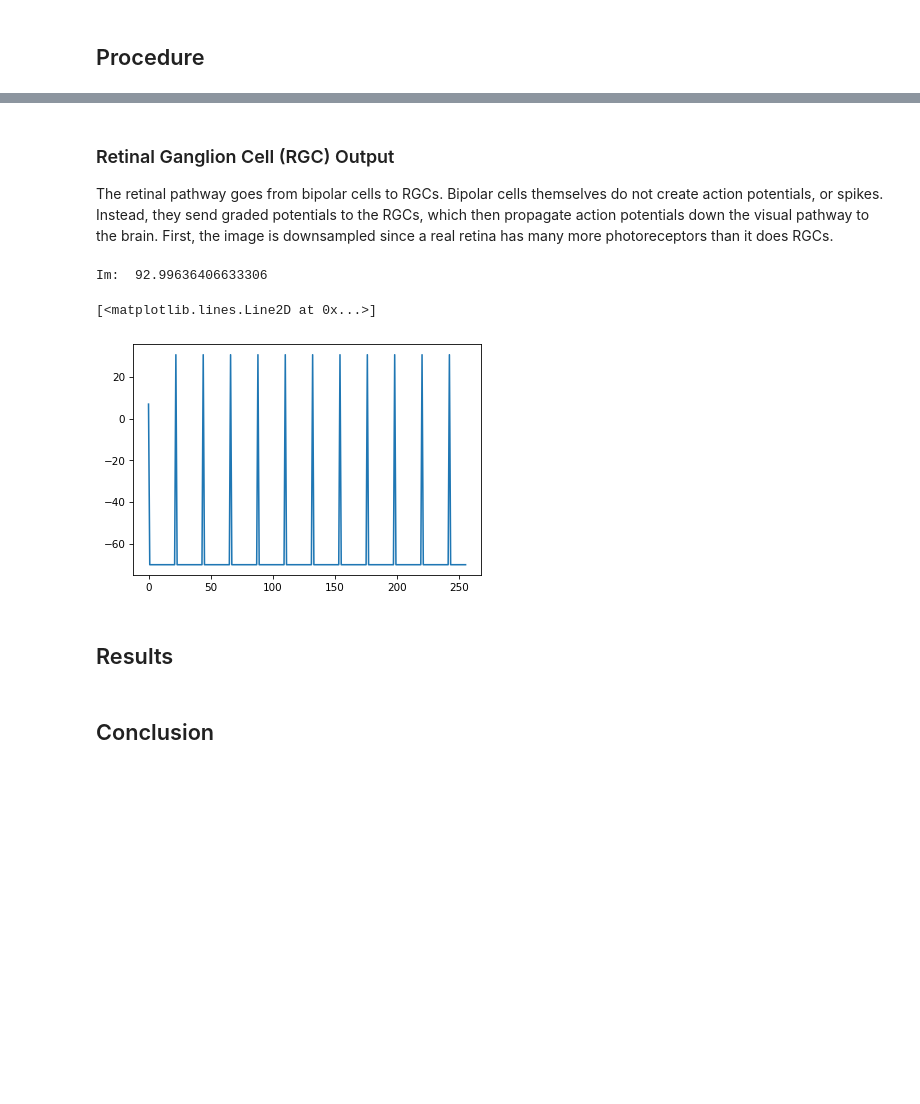
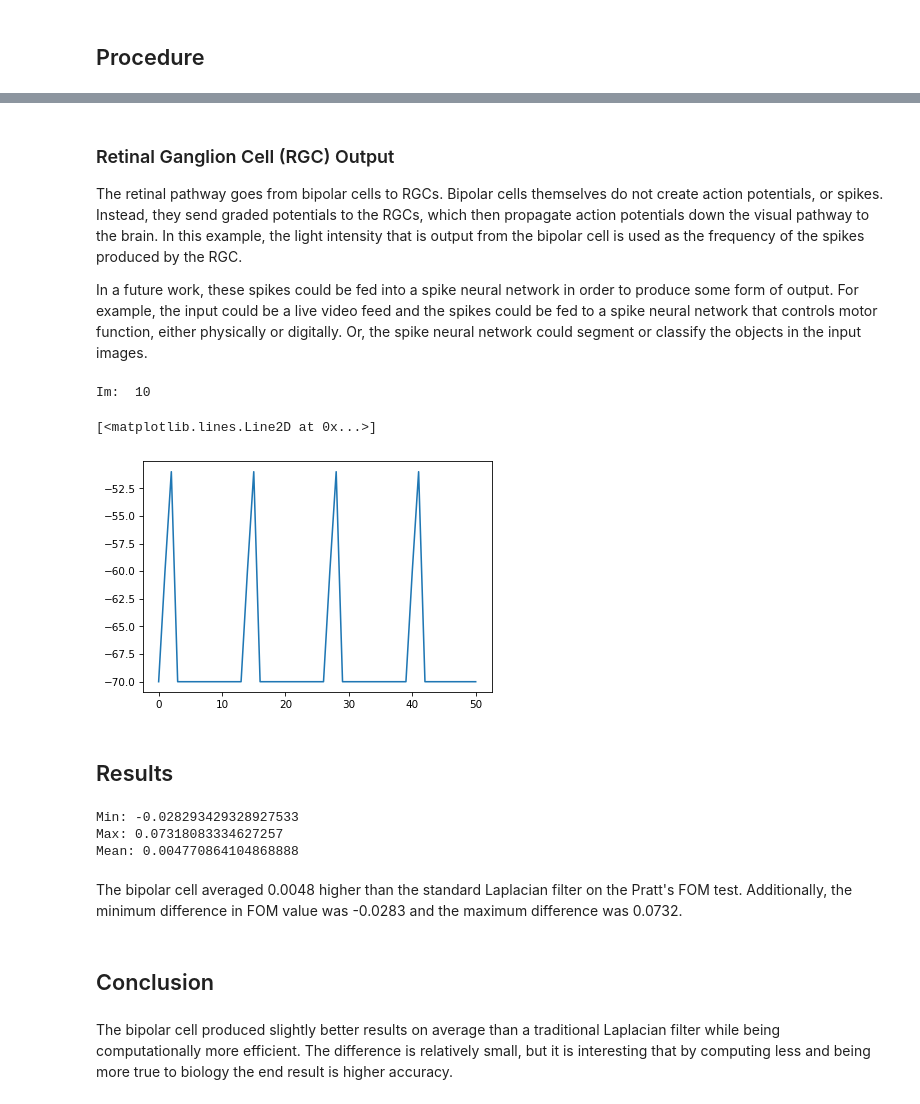
Before and after one commit to gradybos/bipolar-cell-simulation, a Jupyter notebook: display.ipynb, the cells around one changed output, grey strips where cells are left out. Drawn from its saved outputs; the diff is of its cells as text; code cells hidden in the pictures; blank space fills up the shorter version.

```diff
--- a/display.ipynb
+++ b/display.ipynb
@@ -121,43 +226,57 @@ ax[1][1].axis('off')
 # %% [markdown]
 ### Retinal Ganglion Cell (RGC) Output
-The retinal pathway goes from bipolar cells to RGCs. Bipolar cells themselves do not create action potentials, or spikes. Instead, they send graded potentials to the RGCs, which then propagate action potentials down the visual pathway to the brain. First, the image is downsampled since a real retina has many more photoreceptors than it does RGCs.
+The retinal pathway goes from bipolar cells to RGCs. Bipolar cells themselves do not create action potentials, or spikes. Instead, they send graded potentials to the RGCs, which then propagate action potentials down the visual pathway to the brain. In this example, the light intensity that is output from the bipolar cell is used as the frequency of the spikes produced by the RGC.
+
+In a future work, these spikes could be fed into a spike neural network in order to produce some form of output. For example, the input could be a live video feed and the spikes could be fed to a spike neural network that controls motor function, either physically or digitally. Or, the spike neural network could segment or classify the objects in the input images.
 # %%
-neuron = System (e_l = 7,
+neuron = System (e_l = -70,
                 g_l = 0.1,
-                v_thresh = 40,
+                v_thresh = -50,
                 v_reset = -70,
-                t_ref = 20)
+                t_ref = 10)
 
 def update_voltage(v_m, i_m, neuron):
   delta_v_m = neuron.g_l*(neuron.e_l - v_m) + i_m
   new_v_m = v_m + delta_v_m
   return new_v_m
 
 def run_simulation(neuron, update, i_m):
   neuron_data = TimeSeries()
-  time_steps = 255
+  time_steps = 50
   neuron_data[0] = neuron.e_l
   wait_t = 0
   for t in range(time_steps):
     if wait_t <= 0:
       new_v_m = update(neuron_data[t], i_m, neuron)
       if new_v_m >= neuron.v_thresh:
         new_v_m = neuron.v_reset
         wait_t = neuron.t_ref
     else:
       wait_t -= 1
     neuron_data[t+1] = new_v_m
   return neuron_data
 
-i_m = downsampled.max()
+i_m = 10
 print("Im: ", i_m)
 results = run_simulation(neuron, update_voltage, i_m)
 plt.plot(results)
 # %% [output]
-Im:  92.99636406633306
+Im:  10
 [<matplotlib.lines.Line2D at 0x...>]
-[figure, old version]
+[figure, new version]
 # %% [markdown]
 ## Results
+# %%
+print("Min:",differences.min())
+print("Max:",differences.max())
+print("Mean:",avg_dif)
+# %% [output]
+Min: -0.028293429328927533
+Max: 0.07318083334627257
+Mean: 0.004770864104868888
+# %% [markdown]
+The bipolar cell averaged 0.0048 higher than the standard Laplacian filter on the Pratt's FOM test. Additionally, the minimum difference in FOM value was -0.0283 and the maximum difference was 0.0732.
 # %% [markdown]
 ## Conclusion
+# %% [markdown]
+The bipolar cell produced slightly better results on average than a traditional Laplacian filter while being computationally more efficient. The difference is relatively small, but it is interesting that by computing less and being more true to biology the end result is higher accuracy.
```
Also changed, not shown: parts of 13 cells of this notebook.
